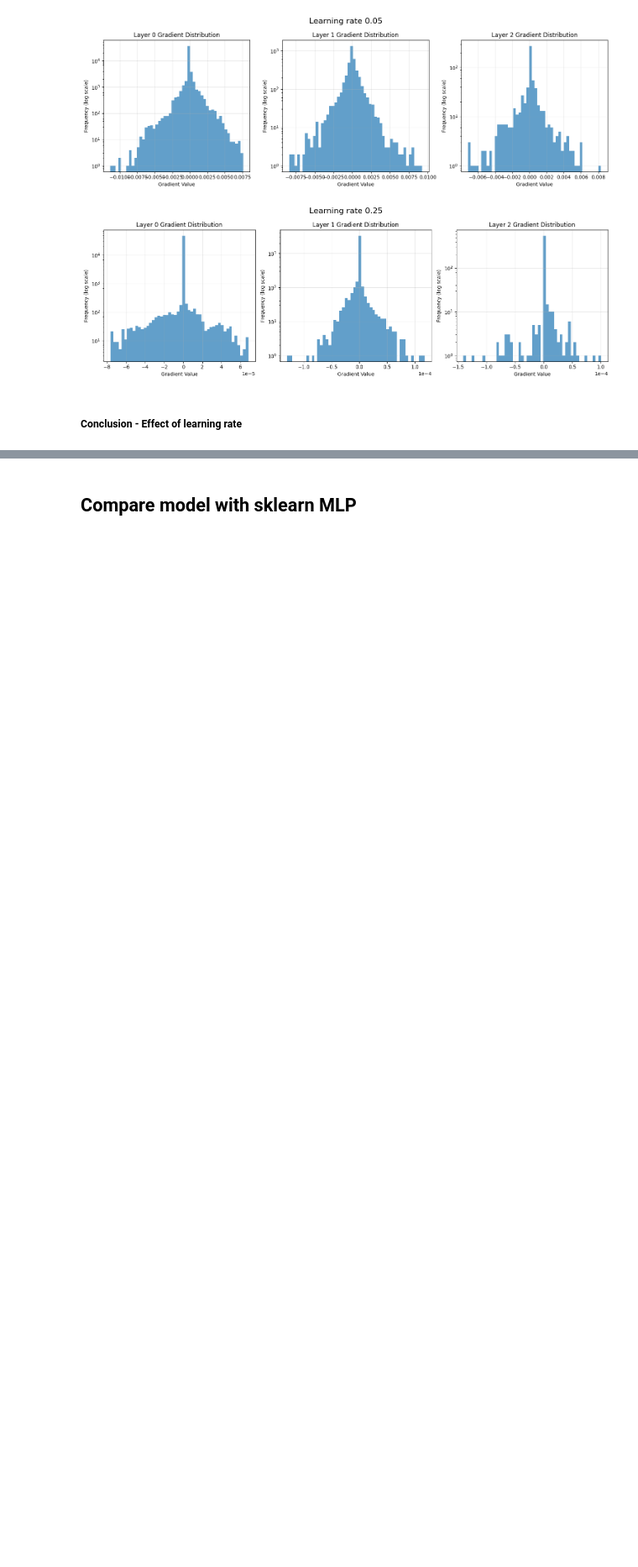
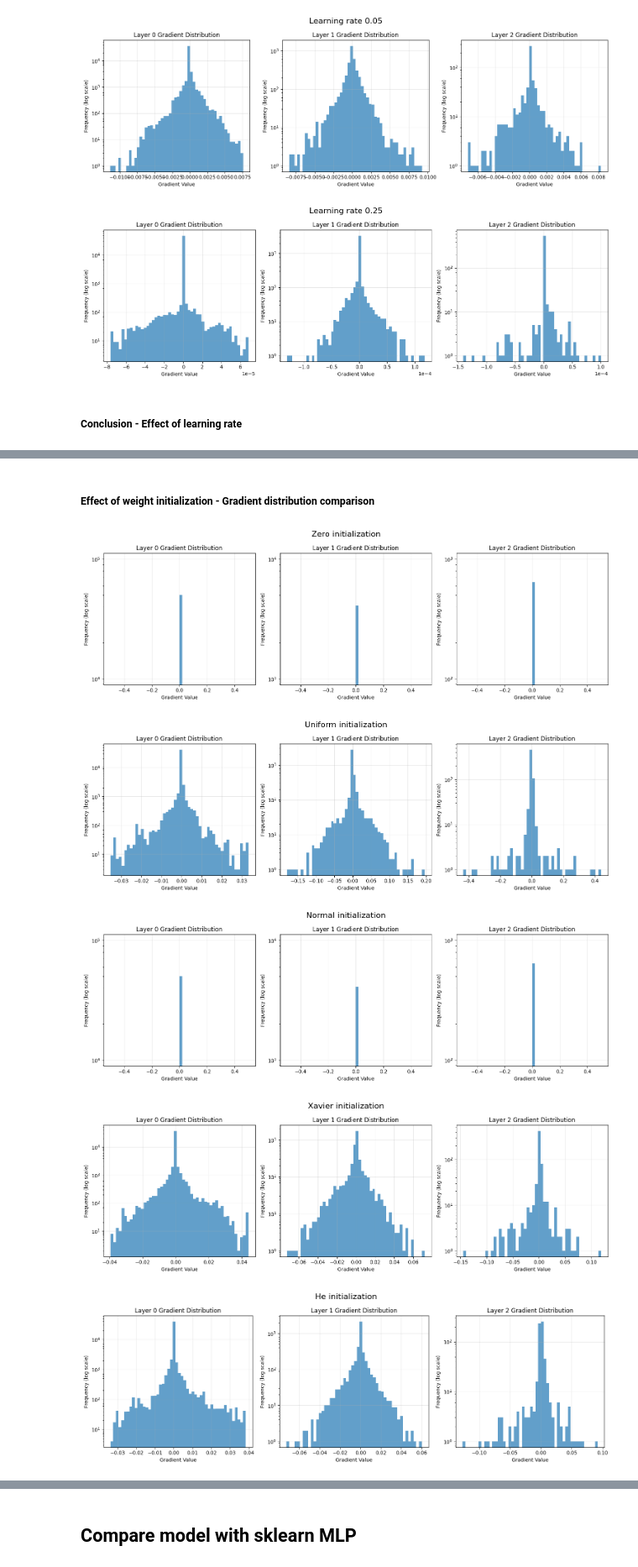
Before and after one commit to riyorax/Tugas-Besar-1-IF3270, a Jupyter notebook: src/main.ipynb, the cells around one changed output, grey strips where cells are left out. Shown at 84% size. Saved outputs shown, nothing was run; the diff lists cells and outputs as text; code cells hidden in the pictures; blank space fills up the shorter version.

```diff
--- a/src/main.ipynb
+++ b/src/main.ipynb
@@ -903,0 +1178,14 @@ asdasd
+# %% [markdown]
+##### Effect of weight initialization - Gradient distribution comparison
+# %%
+model_test_1_effect_of_weight_initialization.plot_gradient_distribution(title='Zero initialization')
+model_test_2_effect_of_weight_initialization.plot_gradient_distribution(title='Uniform initialization')
+model_test_3_effect_of_weight_initialization.plot_gradient_distribution(title='Normal initialization')
+model_test_4_effect_of_weight_initialization.plot_gradient_distribution(title='Xavier initialization')
+model_test_5_effect_of_weight_initialization.plot_gradient_distribution(title='He initialization')
+# %% [output]
+[figure, added]
+[figure, added]
+[figure, added]
+[figure, added]
+[figure, added]
```
Also changed, not shown: parts of 24 cells of this notebook.
